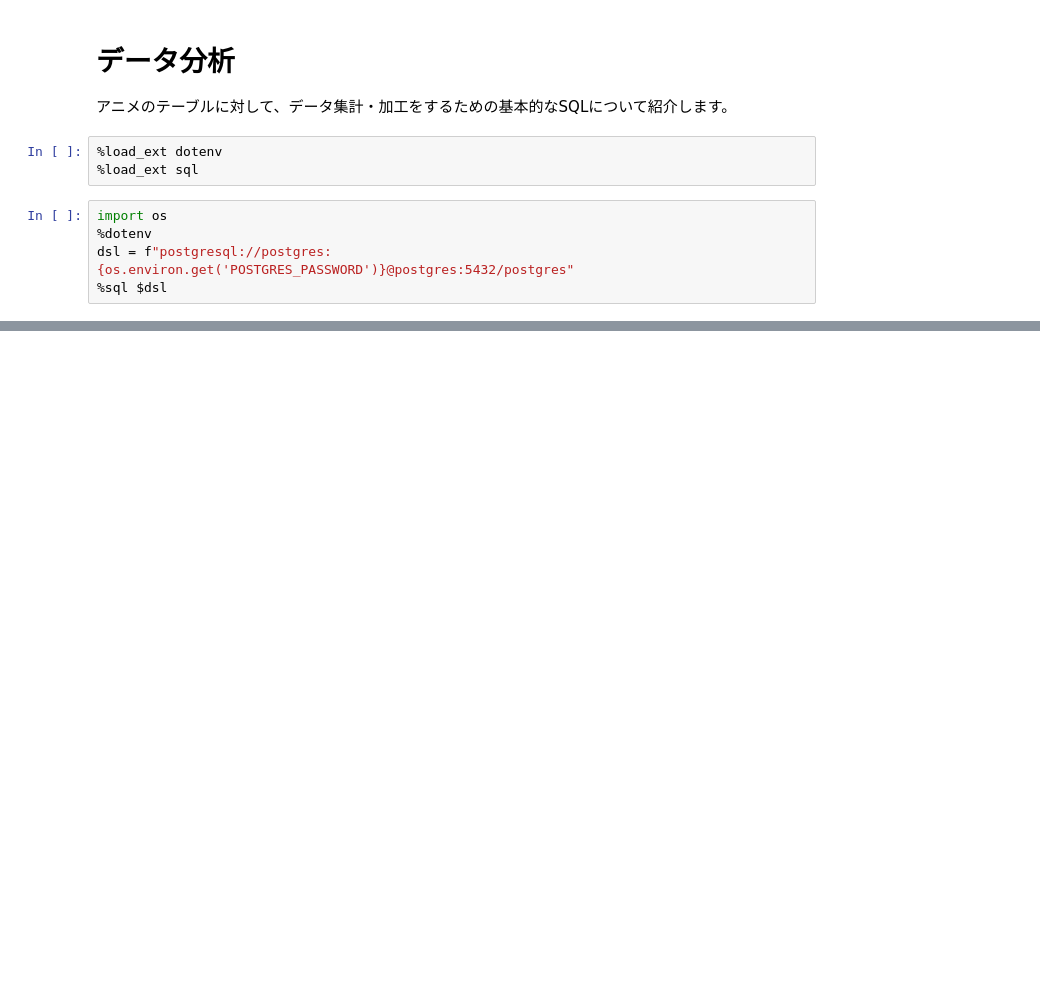
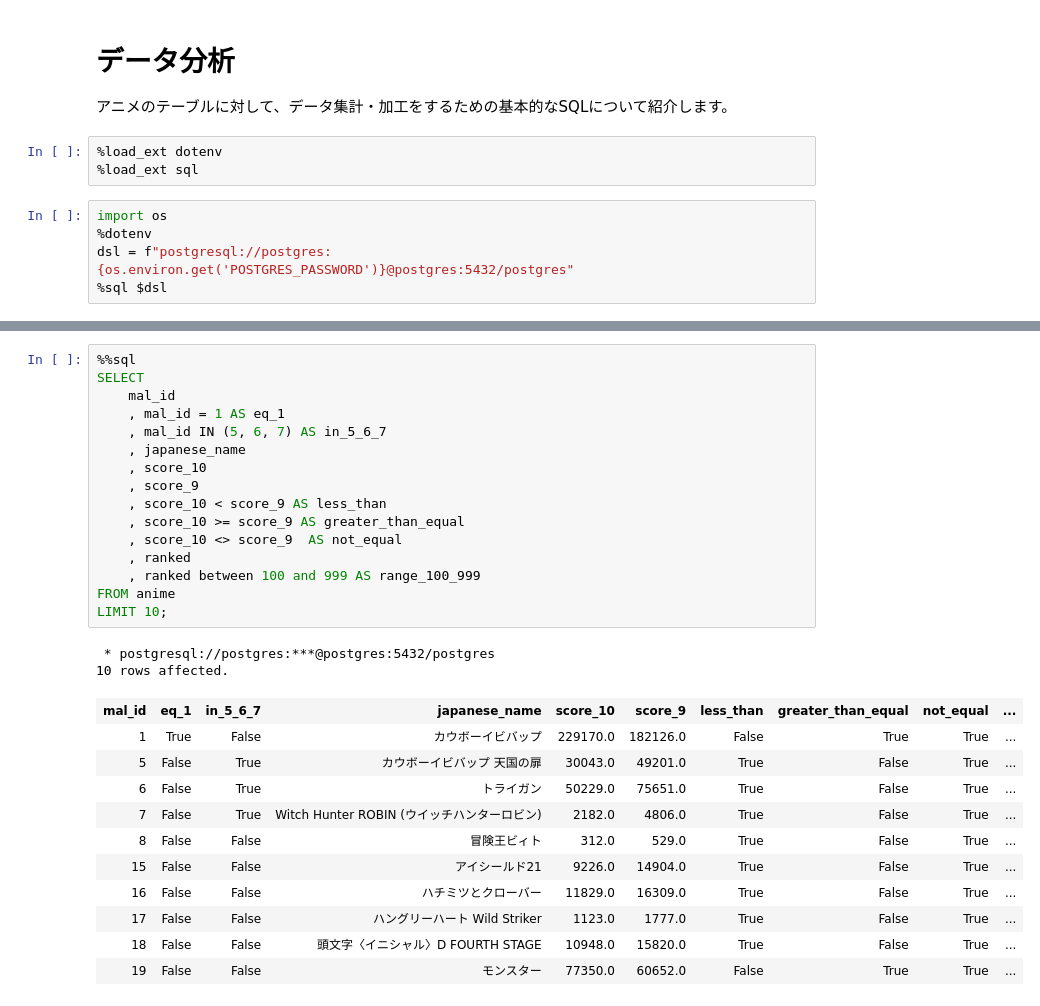
Before and after one commit to knagato/sql-workshop, a Jupyter notebook: work/01_Tutorial/01_DataAnalysis.ipynb, the cells around one changed output, grey strips where cells are left out. Drawn from its saved outputs; the diff is of its cells as text; blank space fills up the shorter version.

```diff
--- a/work/01_Tutorial/01_DataAnalysis.ipynb
+++ b/work/01_Tutorial/01_DataAnalysis.ipynb
@@ -30,0 +305,30 @@ dsl = f"postgresql://postgres:{os.environ.get('POSTGRES_PASSWORD')}@postgres:543
+# %%
+%%sql
+SELECT
+    mal_id
+    , mal_id = 1 AS eq_1
+    , mal_id IN (5, 6, 7) AS in_5_6_7
+    , japanese_name
+    , score_10
+    , score_9
+    , score_10 < score_9 AS less_than
+    , score_10 >= score_9 AS greater_than_equal
+    , score_10 <> score_9  AS not_equal
+    , ranked
+    , ranked between 100 and 999 AS range_100_999
+FROM anime
+LIMIT 10;
+# %% [output]
+ * postgresql://postgres:***@postgres:5432/postgres
+10 rows affected.
+| mal_id | eq_1 | in_5_6_7 | japanese_name | score_10 | score_9 | less_than | greater_than_equal | not_equal | ... |
+| 1 | True | False | カウボーイビバップ | 229170.0 | 182126.0 | False | True | True | ... |
+| 5 | False | True | カウボーイビバップ 天国の扉 | 30043.0 | 49201.0 | True | False | True | ... |
+| 6 | False | True | トライガン | 50229.0 | 75651.0 | True | False | True | ... |
+| 7 | False | True | Witch Hunter ROBIN (ウイッチハンターロビン) | 2182.0 | 4806.0 | True | False | True | ... |
+| 8 | False | False | 冒険王ビィト | 312.0 | 529.0 | True | False | True | ... |
+| 15 | False | False | アイシールド21 | 9226.0 | 14904.0 | True | False | True | ... |
+| 16 | False | False | ハチミツとクローバー | 11829.0 | 16309.0 | True | False | True | ... |
+| 17 | False | False | ハングリーハート Wild Striker | 1123.0 | 1777.0 | True | False | True | ... |
+| 18 | False | False | 頭文字〈イニシャル〉D FOURTH STAGE | 10948.0 | 15820.0 | True | False | True | ... |
+| 19 | False | False | モンスター | 77350.0 | 60652.0 | False | True | True | ... |
```
Also changed, not shown: parts of 59 cells of this notebook.
